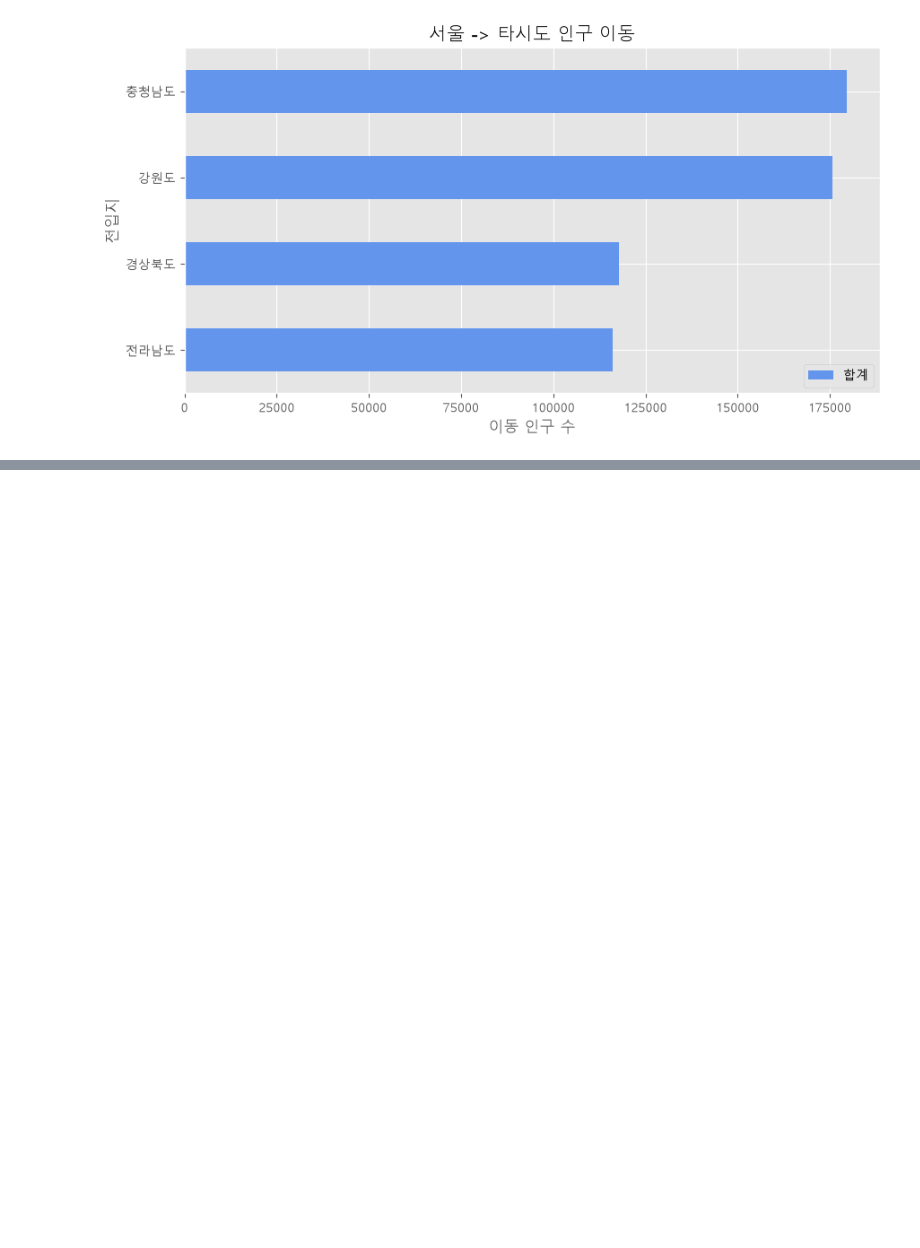
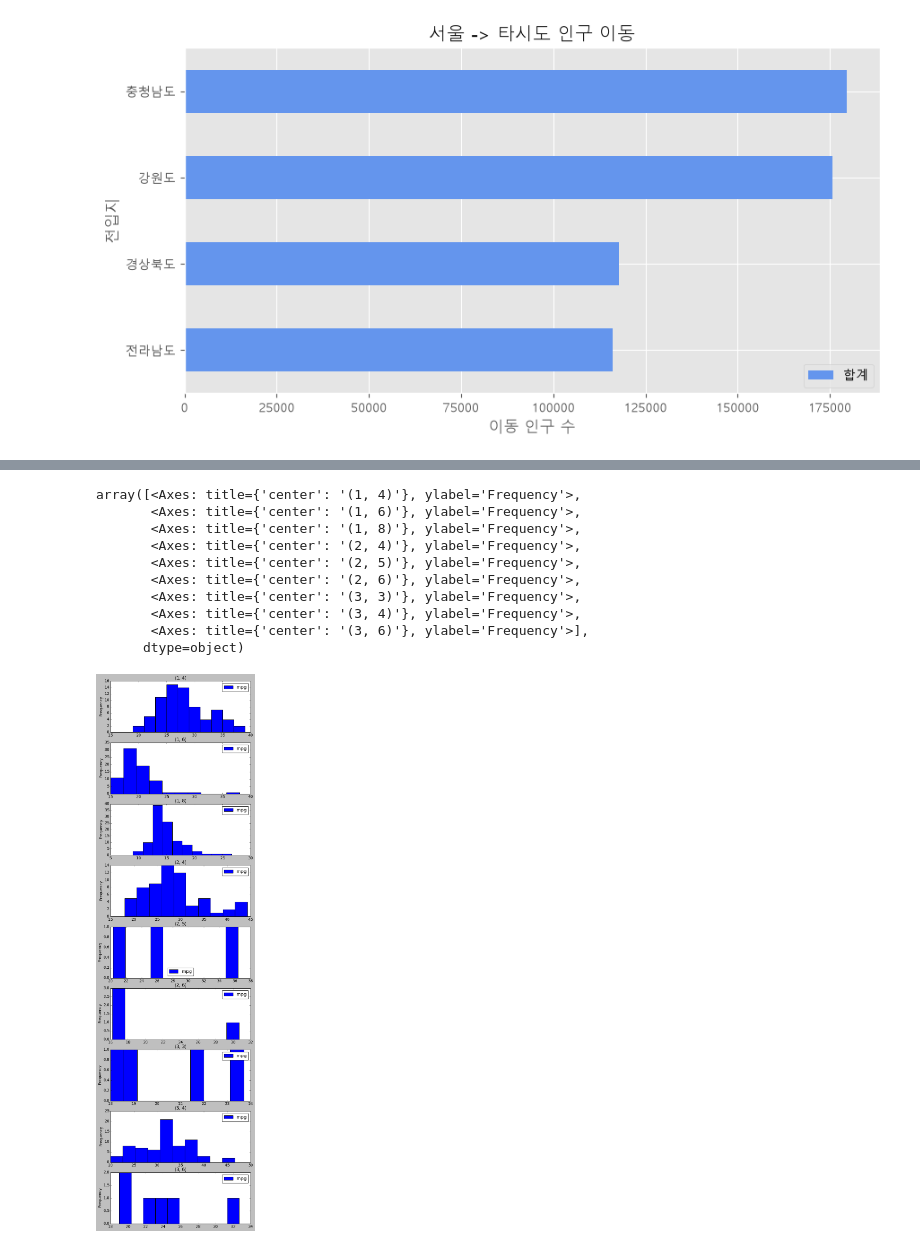
Before and after one commit to Youngchan0503/18_data_analytics, a Jupyter notebook: 01_Matplotlib.ipynb, the cells around one changed output, grey strips where cells are left out. Cells and saved outputs as stored; diff of their text form; code cells hidden in the pictures; blank space fills up the shorter version.

```diff
--- a/01_Matplotlib.ipynb
+++ b/01_Matplotlib.ipynb
@@ -590,0 +698,14 @@ plt.show()
+# %%
+df[["mpg", "origin", "cylinders"]].plot(by=["origin", "cylinders"], kind="hist", figsize=(8, 30))
+# %% [output]
+array([<Axes: title={'center': '(1, 4)'}, ylabel='Frequency'>,
+       <Axes: title={'center': '(1, 6)'}, ylabel='Frequency'>,
+       <Axes: title={'center': '(1, 8)'}, ylabel='Frequency'>,
+       <Axes: title={'center': '(2, 4)'}, ylabel='Frequency'>,
+       <Axes: title={'center': '(2, 5)'}, ylabel='Frequency'>,
+       <Axes: title={'center': '(2, 6)'}, ylabel='Frequency'>,
+       <Axes: title={'center': '(3, 3)'}, ylabel='Frequency'>,
+       <Axes: title={'center': '(3, 4)'}, ylabel='Frequency'>,
+       <Axes: title={'center': '(3, 6)'}, ylabel='Frequency'>],
+      dtype=object)
+[figure, added]
```
Also changed, not shown: parts of 15 cells of this notebook, 5 other files.
